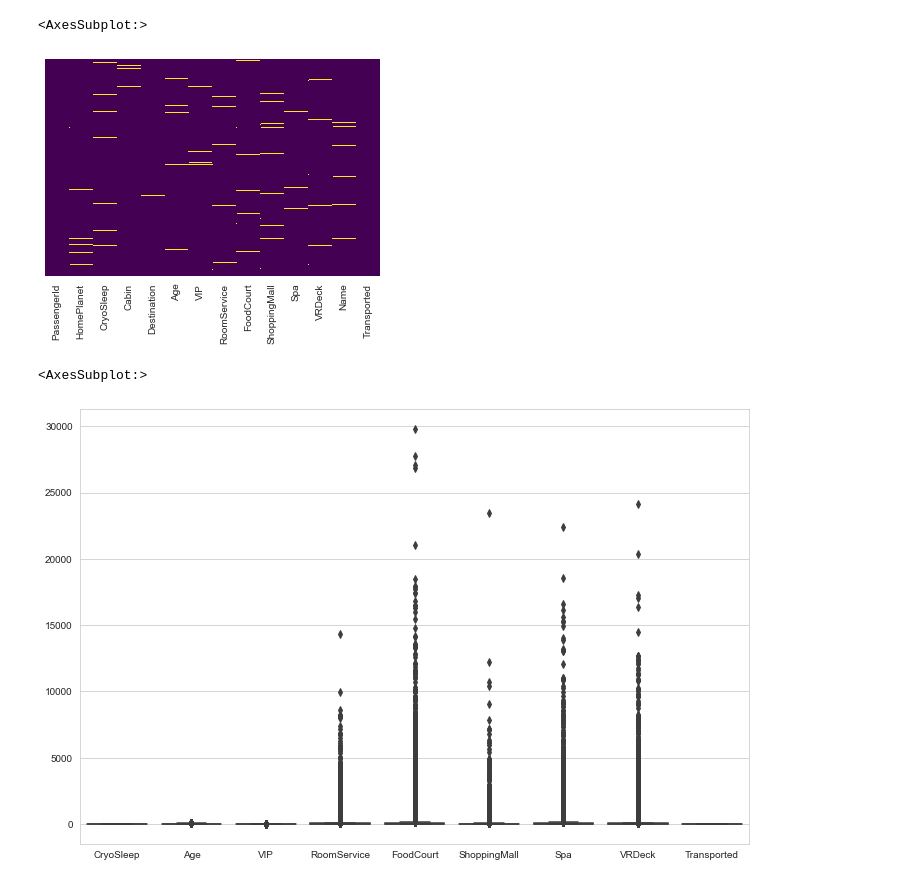
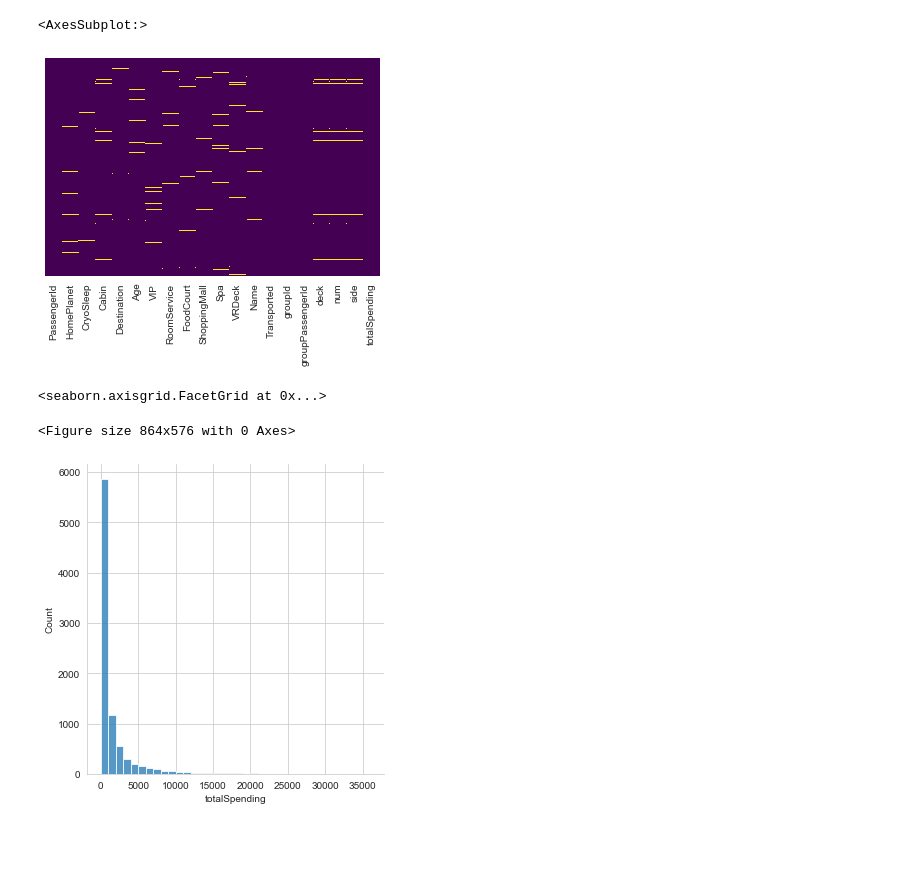
Before and after one commit to Lelter/spaceship, a Jupyter notebook: main.ipynb, the cells around one changed output. Drawn from its saved outputs; the diff is of its cells as text; code cells hidden in the pictures; blank space fills up the shorter version.

```diff
--- a/main.ipynb
+++ b/main.ipynb
@@ -43,3 +26,10 @@ train
+# %%
+train[["groupId", "groupPassengerId"]] = train["PassengerId"].str.split("_", expand=True).astype(int)
+train[["deck", "num", "side"]] = train["Cabin"].str.split("/", expand=True)
+train[["totalSpending"]] = train[["RoomService", "FoodCourt", "ShoppingMall", "Spa", "VRDeck"]].sum(axis=1)
+test[["groupId", "groupPassengerId"]] = test["PassengerId"].str.split("_", expand=True).astype(int)
+test[["deck", "num", "side"]] = test["Cabin"].str.split("/", expand=True)
+test[["totalSpending"]] = test[["RoomService", "FoodCourt", "ShoppingMall", "Spa", "VRDeck"]].sum(axis=1)
 # %%
 train.info()
 # %% [output]
@@ -179,14 +182,15 @@ Name            0.021978
 dtype: float64
 # %%
-sns.heatmap(train.isnull(),yticklabels=False,cbar=False,cmap='viridis')
+sns.heatmap(train.isnull(), yticklabels=False, cbar=False, cmap='viridis')
 # %% [output]
 <AxesSubplot:>
-[figure, old version]
+[figure, new version]
 # %%
 sns.set_style('whitegrid')
 # %%
-plt.figure(figsize=(12,8))
-sns.boxplot(data=train,whis=1)
+plt.figure(figsize=(12, 8))
+sns.displot(train,x=train['totalSpending'],binwidth=1000,bins=35)
 # %% [output]
-<AxesSubplot:>
+<seaborn.axisgrid.FacetGrid at 0x...>
+<Figure size 864x576 with 0 Axes>
-[figure, old version]
+[figure, new version]
```
Also changed, not shown: parts of 13 cells of this notebook.
